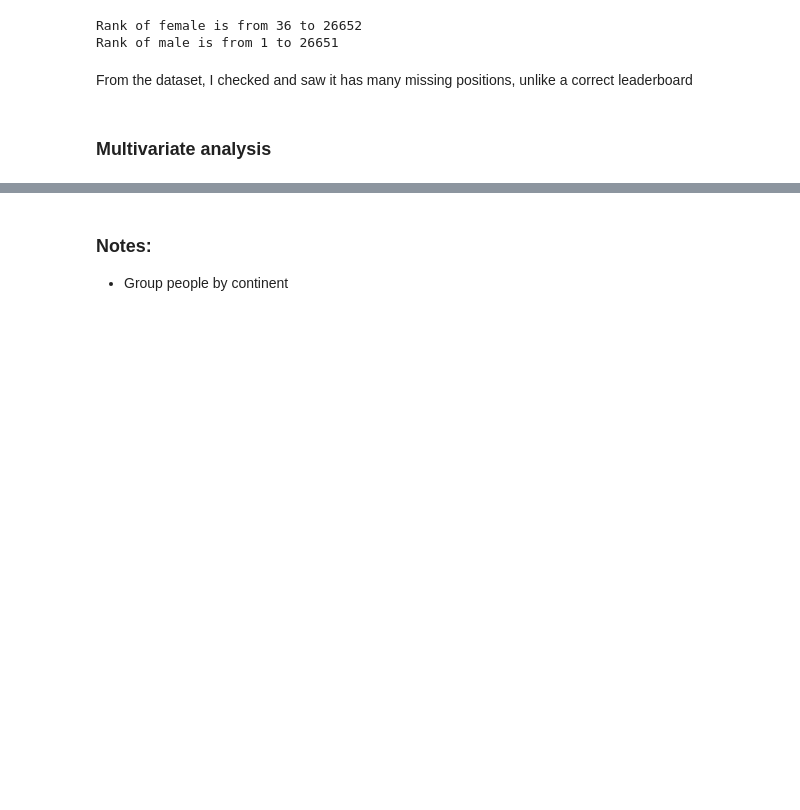
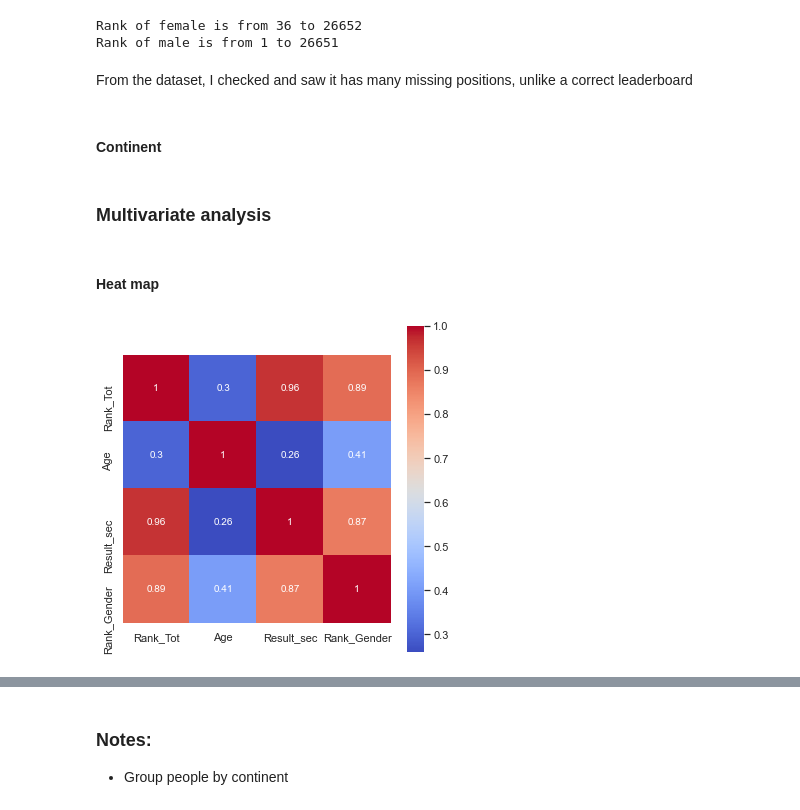
Before and after one commit to tailtq/ml-learning, a Jupyter notebook: ml-08/05_boston_marathon.ipynb, the cells around one changed output, grey strips where cells are left out. Saved outputs shown, nothing was run; the diff lists cells and outputs as text; code cells hidden in the pictures; blank space fills up the shorter version.

```diff
--- a/ml-08/05_boston_marathon.ipynb
+++ b/ml-08/05_boston_marathon.ipynb
@@ -188,3 +186,5 @@ Rank of female is from 36 to 26652
 Rank of male is from 1 to 26651
 # %% [markdown]
 From the dataset, I checked and saw it has many missing positions, unlike a correct leaderboard
+# %% [markdown]
+#### Continent
@@ -191,2 +198,9 @@ From the dataset, I checked and saw it has many missing positions, unlike a corr
 # %% [markdown]
 ### Multivariate analysis
+# %% [markdown]
+#### Heat map
+# %%
+fig, ax = plt.subplots(1, 1, figsize=(6, 6))
+sns.heatmap(df.corr(), annot=True, square=True, cmap="coolwarm", ax=ax);
+# %% [output]
+[figure, added]
```
Also changed, not shown: parts of 11 cells of this notebook, 1 other file.
